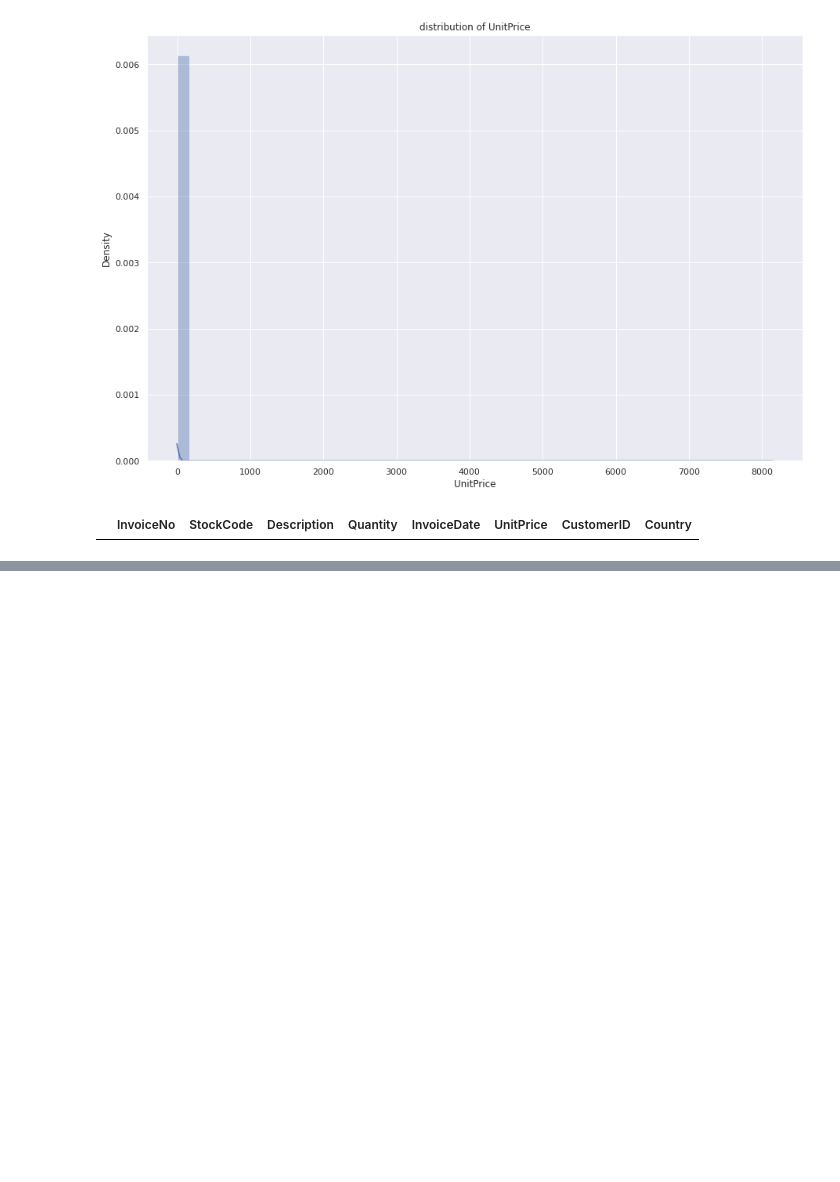
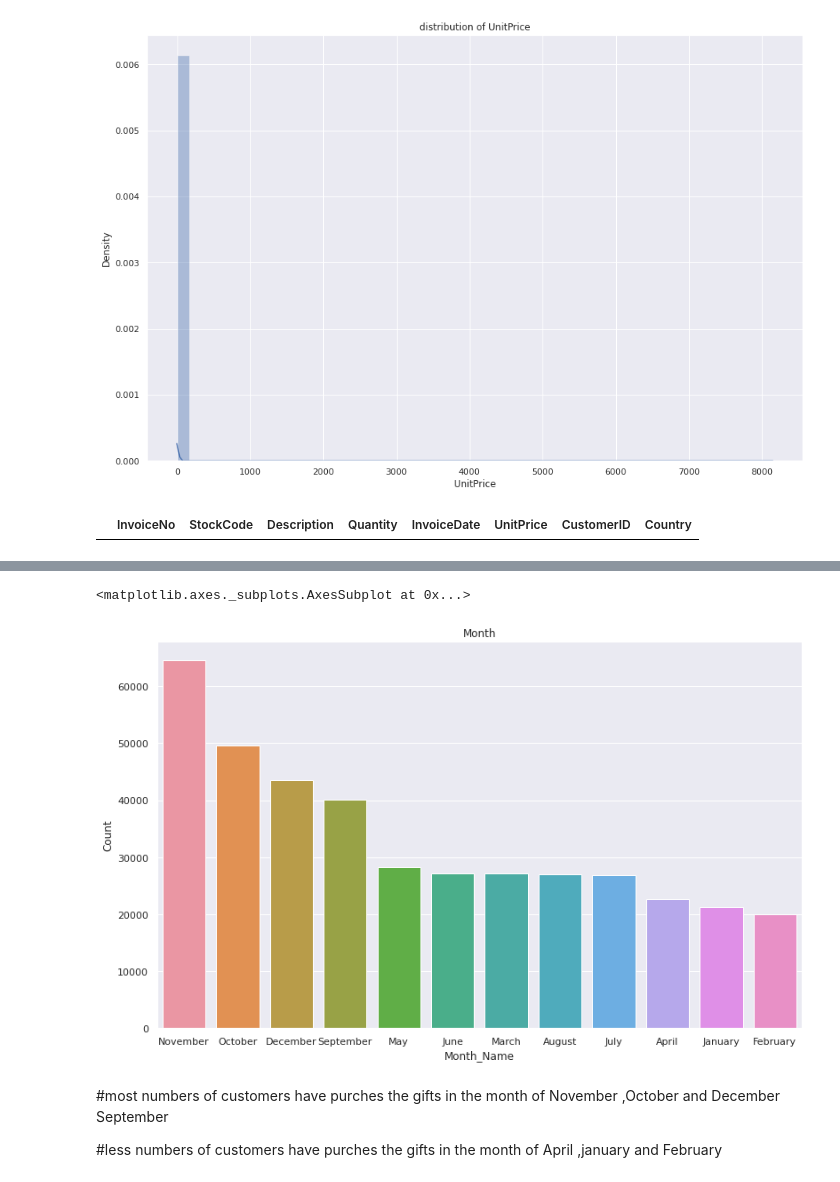
Before and after one commit to Onkar-TAE/Customer-Segmentation, a Jupyter notebook: Online_Retail_Customer_Segmentation_Capstone_Project.ipynb, the cells around one changed output, grey strips where cells are left out. Saved outputs shown, nothing was run; the diff lists cells and outputs as text; code cells hidden in the pictures; blank space fills up the shorter version.

```diff
--- a/Online_Retail_Customer_Segmentation_Capstone_Project.ipynb
+++ b/Online_Retail_Customer_Segmentation_Capstone_Project.ipynb
@@ -418,0 +508,5 @@ df.head(5)
+# %%
+month_df=df['Month'].value_counts().reset_index()
+month_df.rename(columns={'index': 'Month_Name'}, inplace=True)
+month_df.rename(columns={'Month': 'Count'}, inplace=True)
+month_df
@@ -418,0 +527,11 @@ df.head(5)
+# %%
+plt.figure(figsize=(13,8))
+plt.title('Month')
+sns.barplot(x='Month_Name',y='Count',data=month_df)
+# %% [output]
+<matplotlib.axes._subplots.AxesSubplot at 0x...>
+[figure, added]
+# %% [markdown]
+#most numbers of customers have purches the gifts in the month of November ,October and December September
+
+#less numbers of customers have purches the gifts in the month of April ,january and February
```
Also changed, not shown: parts of 27 cells of this notebook.
